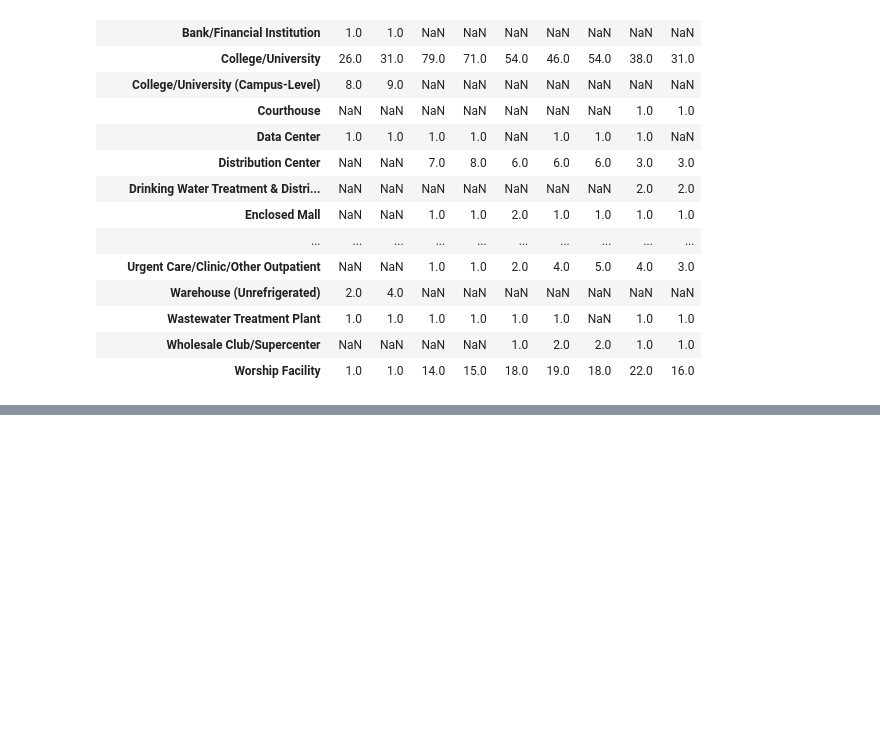
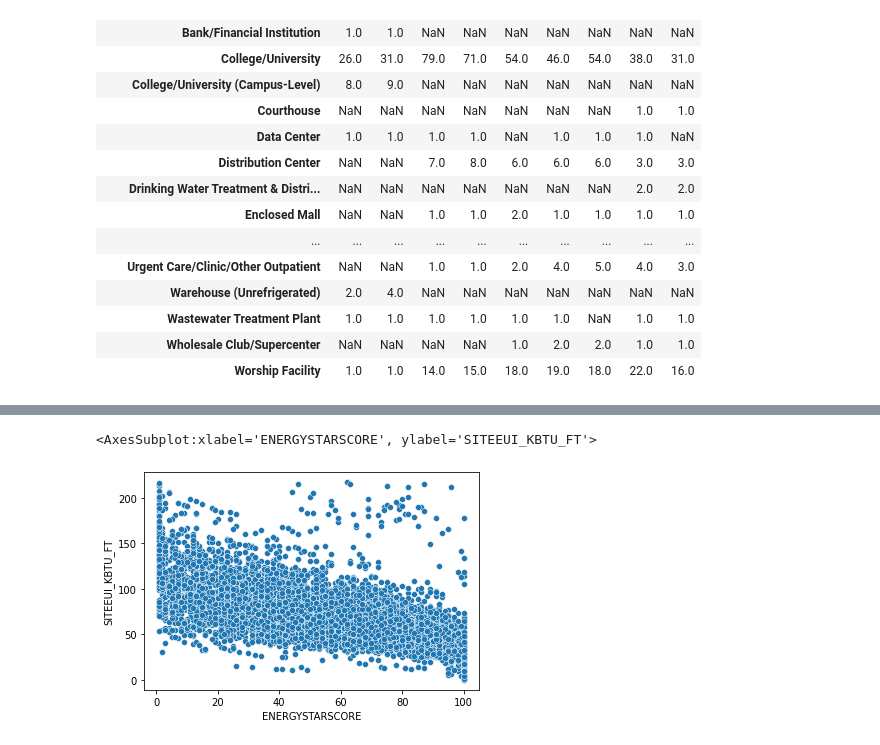
Before and after one commit to DHinton7/Power-Rangers, a Jupyter notebook: energy_benchmarks_eda_coulsonupdate.ipynb, the cells around one changed output, grey strips where cells are left out. Drawn from its saved outputs; the diff is of its cells as text; code cells hidden in the pictures; blank space fills up the shorter version.

```diff
--- a/energy_benchmarks_eda_coulsonupdate.ipynb
+++ b/energy_benchmarks_eda_coulsonupdate.ipynb
@@ -415,0 +486,5 @@ NameError: name 'eda' is not defined
+# %%
+sns.scatterplot(data=df_filtered,x="ENERGYSTARSCORE",y="SITEEUI_KBTU_FT")
+# %% [output]
+<AxesSubplot:xlabel='ENERGYSTARSCORE', ylabel='SITEEUI_KBTU_FT'>
+[figure, added]
```
Also changed, not shown: parts of 10 cells of this notebook.
